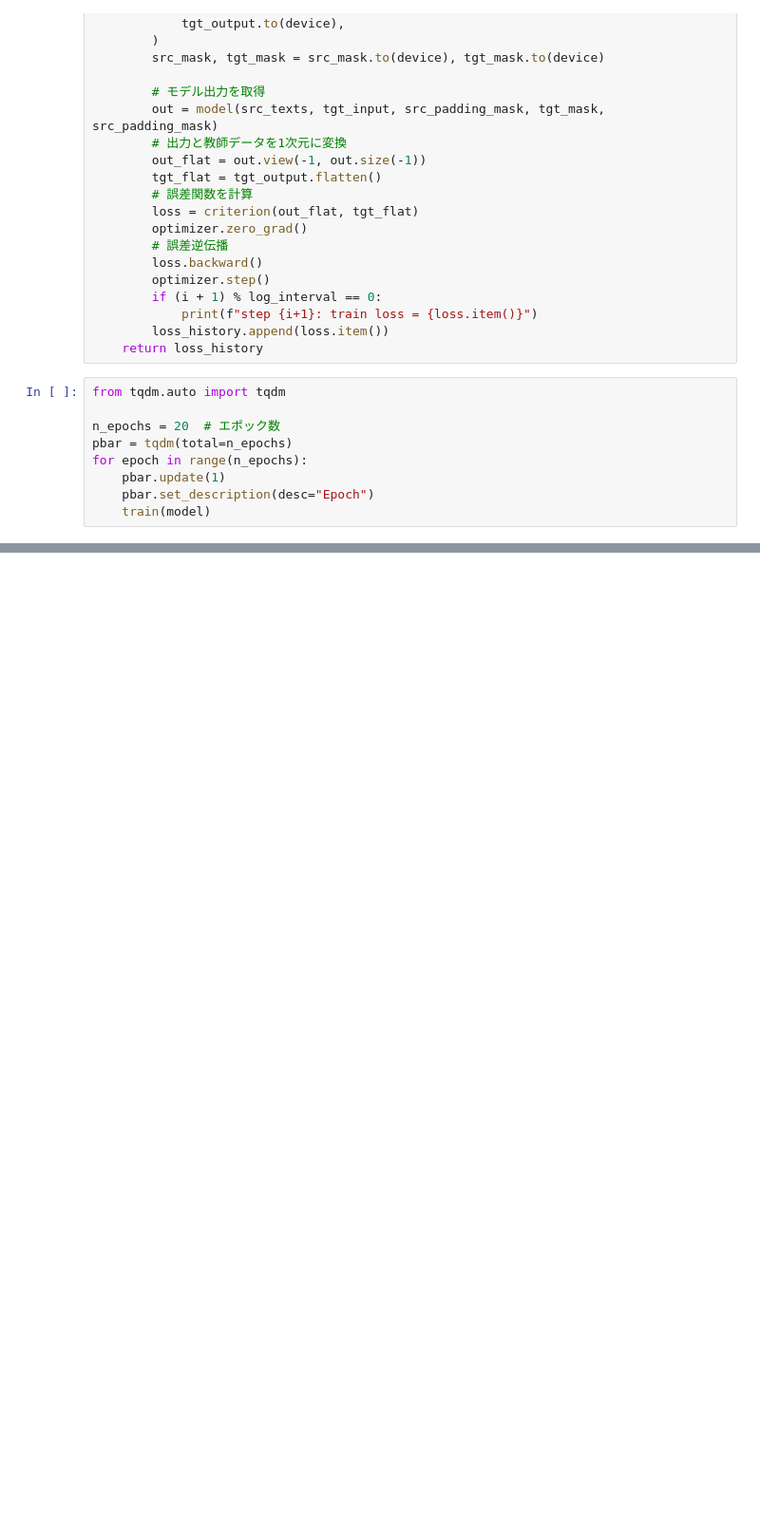
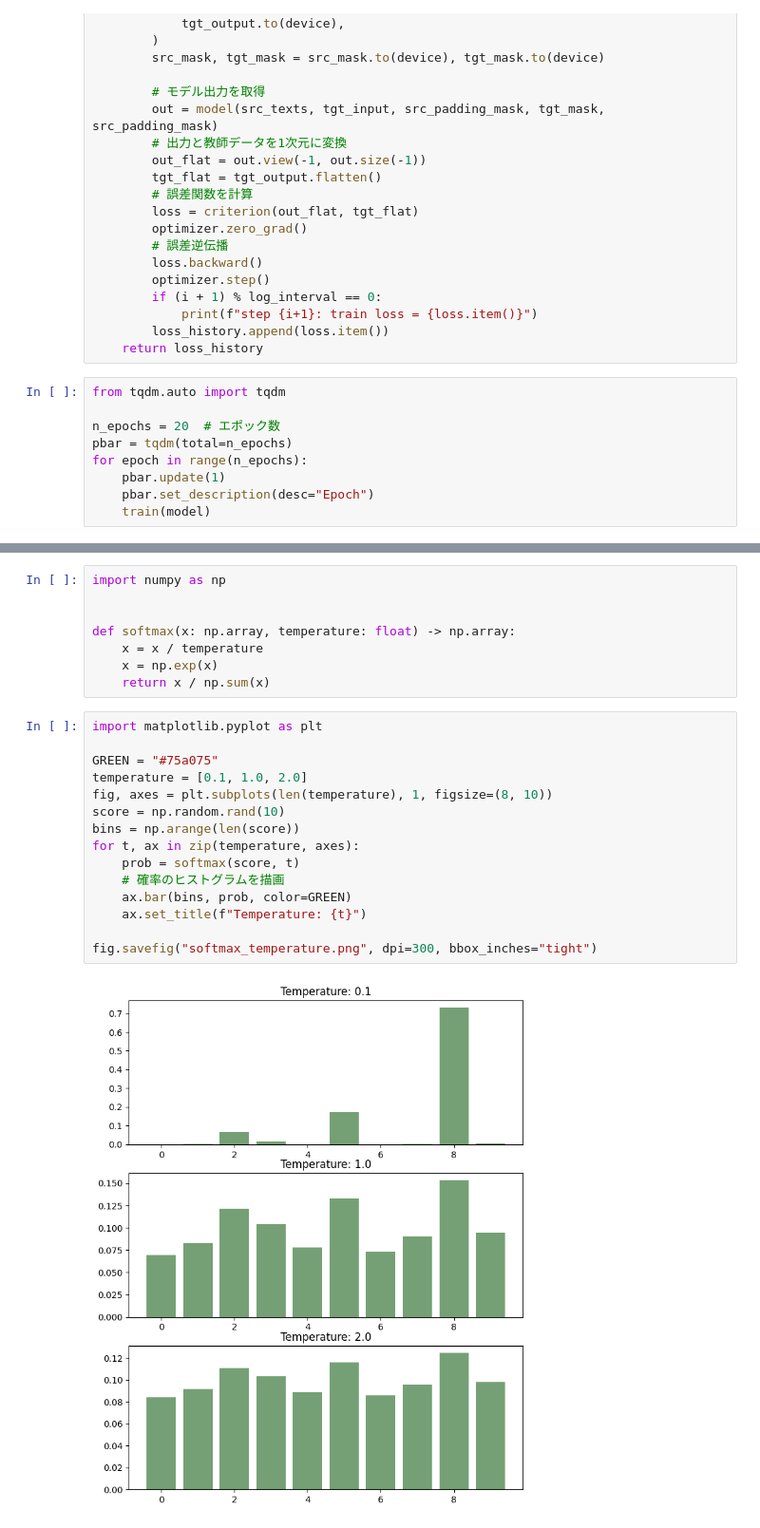
Before and after one commit to elith-co-jp/book-llm-from-scratch, a Jupyter notebook: notebooks/chapter02/section5.ipynb, the cells around one changed output, grey strips where cells are left out. Shown at 95% size. Cells and saved outputs as stored; diff of their text form; blank space fills up the shorter version.

```diff
--- a/notebooks/chapter02/section5.ipynb
+++ b/notebooks/chapter02/section5.ipynb
@@ -238,0 +314,25 @@ print(text)
+# %%
+import numpy as np
+
+
+def softmax(x: np.array, temperature: float) -> np.array:
+    x = x / temperature
+    x = np.exp(x)
+    return x / np.sum(x)
+# %%
+import matplotlib.pyplot as plt
+
+GREEN = "#75a075"
+temperature = [0.1, 1.0, 2.0]
+fig, axes = plt.subplots(len(temperature), 1, figsize=(8, 10))
+score = np.random.rand(10)
+bins = np.arange(len(score))
+for t, ax in zip(temperature, axes):
+    prob = softmax(score, t)
+    # 確率のヒストグラムを描画
+    ax.bar(bins, prob, color=GREEN)
+    ax.set_title(f"Temperature: {t}")
+
+fig.savefig("softmax_temperature.png", dpi=300, bbox_inches="tight")
+# %% [output]
+[figure, added]
```
Also changed, not shown: parts of 10 cells of this notebook.
